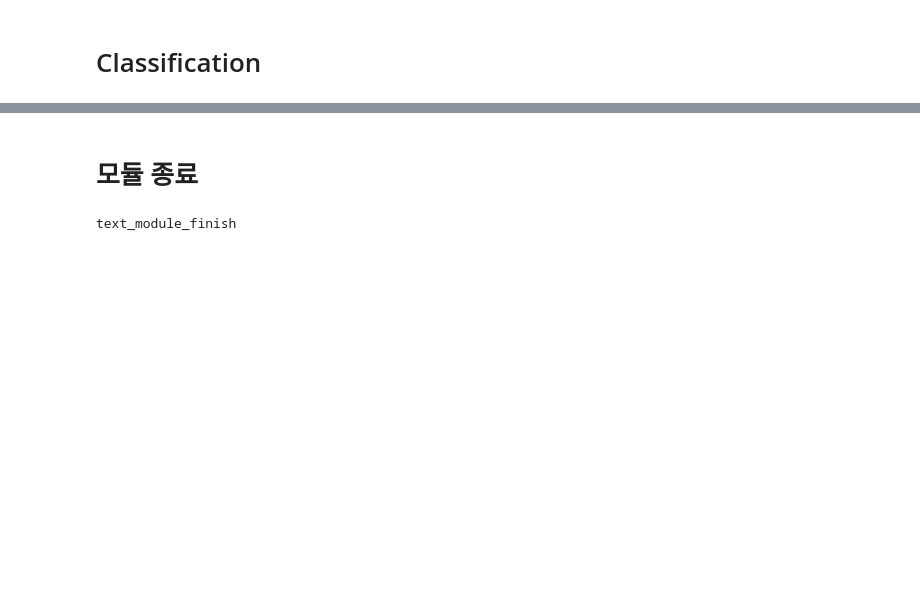
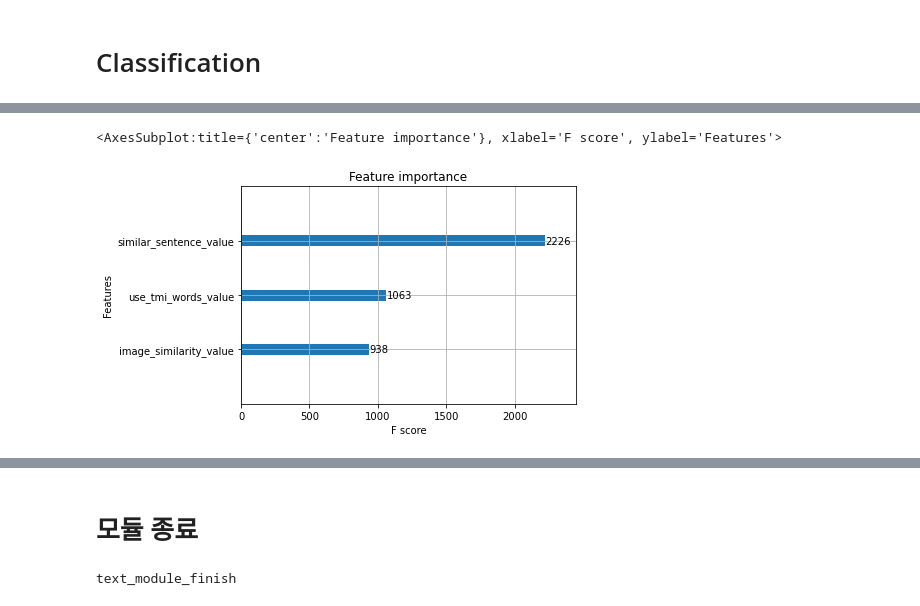
Before and after one commit to Comprehensive-Design-Team-9/Text_analysis_module, a Jupyter notebook: normalization_module.ipynb, the cells around one changed output, grey strips where cells are left out. Saved outputs shown, nothing was run; the diff lists cells and outputs as text; code cells hidden in the pictures; blank space fills up the shorter version.

```diff
--- a/normalization_module.ipynb
+++ b/normalization_module.ipynb
@@ -99,0 +148,35 @@ f.to_csv('submission.csv', mode='w')
+# %%
+temp_tmi_avr = np.mean(analysis_result['use_tmi_words_value'].tolist())
+temp_sentence_avr = np.mean(analysis_result['similar_sentence_value'].tolist())
+temp_image_avr = np.mean(analysis_result['image_similarity_value'].tolist())
+
+commission_data_mask = (analysis_result.commissional_words_value == 1) | (analysis_result.commission_image_value == 1)
+none_commission_data_mask = (analysis_result.commissional_words_value != 1) & (analysis_result.commission_image_value != 1) & (analysis_result.use_tmi_words_value <= temp_tmi_avr) & (analysis_result.similar_sentence_value <= temp_sentence_avr) & (analysis_result.image_similarity_value <= temp_image_avr)
+commission_data = analysis_result.loc[commission_data_mask,:]
+none_commission_data = analysis_result.loc[none_commission_data_mask,:]
+
+temp_data_set = commission_data.append(none_commission_data)
+
+
+
+X = temp_data_set[["use_tmi_words_value", "similar_sentence_value", "image_similarity_value"]]
+Y_words = temp_data_set[["commissional_words_value", "commission_image_value"]]["commissional_words_value"].tolist()
+Y_image = temp_data_set[["commissional_words_value", "commission_image_value"]]["commission_image_value"].tolist()
+
+Y = list()
+
+for i in range(0, len(Y_words)):
+    if(Y_words[i] == 1 or Y_image[i] == 1):
+        Y.append(1)
+    else:
+        Y.append(0)
+
+
+data_dmatrix = xgboost.DMatrix(data=X,label=Y)
+
+X_train, X_test, y_train, y_test = train_test_split(X, Y ,test_size=0.1)
+xgb_model = xgboost.XGBRegressor(objective = 'reg:linear', n_estimators=100, learning_rate=0.08, gamma=0, subsample=0.75,
+                           colsample_bytree=1, max_depth=7)
+
+print(len(X_train), len(X_test))
+xgb_model.fit(X_train,y_train)
@@ -99,0 +195,5 @@ f.to_csv('submission.csv', mode='w')
+# %%
+xgboost.plot_importance(xgb_model)
+# %% [output]
+<AxesSubplot:title={'center':'Feature importance'}, xlabel='F score', ylabel='Features'>
+[figure, added]
```
Also changed, not shown: parts of 18 cells of this notebook, 1 other file.
